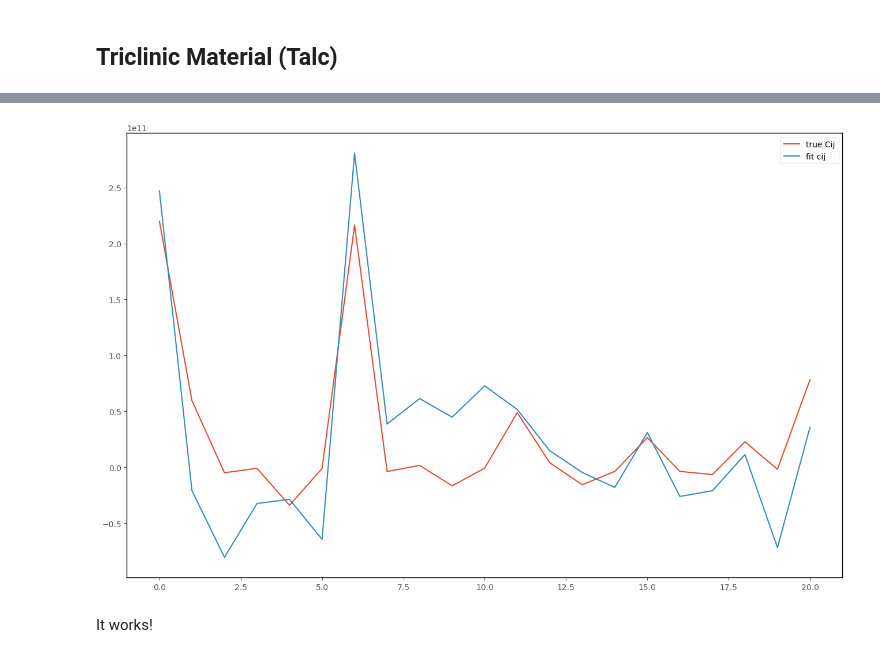
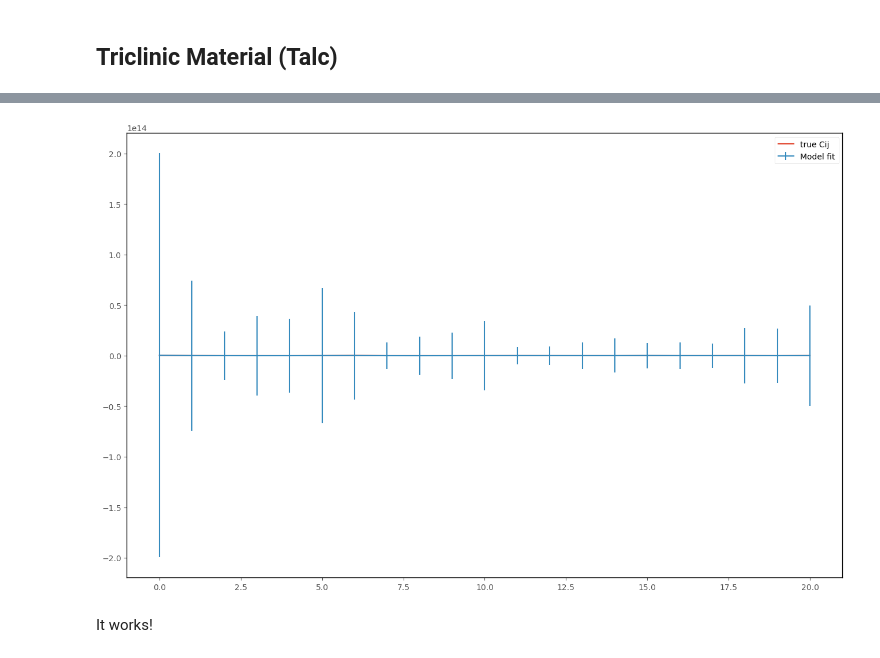
Before and after one commit to jordankando/brillouinfitting, a Jupyter notebook: BrillouinFitting/Brillouin_Fitting.ipynb, the cells around one changed output, grey strips where cells are left out. Cells and saved outputs as stored; diff of their text form; code cells hidden in the pictures.

```diff
--- a/BrillouinFitting/Brillouin_Fitting.ipynb
+++ b/BrillouinFitting/Brillouin_Fitting.ipynb
@@ -585,12 +593,11 @@ plt.show()
 # %%
 plt.figure()
 plt.plot(talc_stiffness, label = "true Cij")
-plt.plot(Cij_fit,  label = "fit cij")
-
+plt.errorbar(x = range(len(Cij_fit)),y = Cij_fit, yerr = err[:-1], label= "Model fit")
 plt.legend()
 plt.show()
 # %% [output]
-[figure, old version]
+[figure, new version]
 # %% [markdown]
 It works!
 # %%
```
Also changed, not shown: parts of 11 cells of this notebook.
